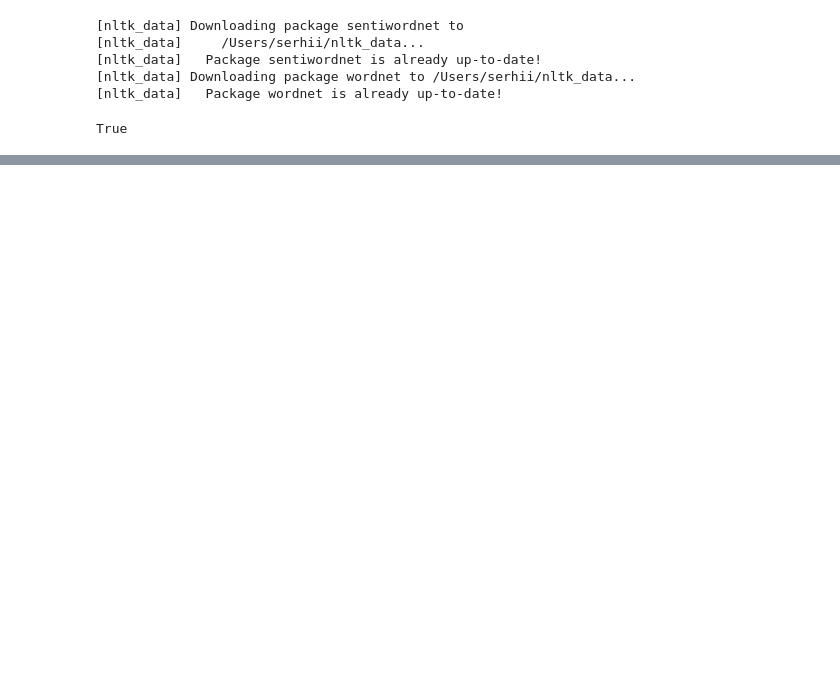
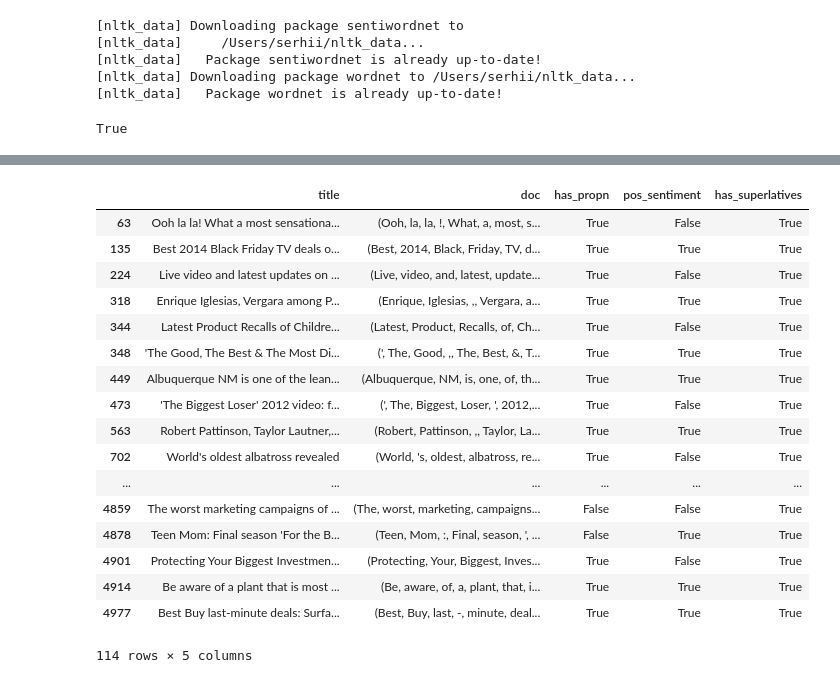
Before and after one commit to sudodoki/prj-nlp, a Jupyter notebook: students/SerhiiNechyporchuk/homework/02-structural-linguistic/02-headlines/Catchy.ipynb, the cells around one changed output, grey strips where cells are left out. Cells and saved outputs as stored; diff of their text form; code cells hidden in the pictures; blank space fills up the shorter version.

```diff
--- a/students/SerhiiNechyporchuk/homework/02-structural-linguistic/02-headlines/Catchy.ipynb
+++ b/students/SerhiiNechyporchuk/homework/02-structural-linguistic/02-headlines/Catchy.ipynb
@@ -93,0 +94,21 @@ df[df['has_propn'] | df['pos_sentiment'] | df['has_superlatives']]
+# %%
+df[df['has_superlatives']]
+# %% [output]
+|  | title | doc | has_propn | pos_sentiment | has_superlatives |
+| 63 | Ooh la la! What a most sensationa... | (Ooh, la, la, !, What, a, most, s... | True | False | True |
+| 135 | Best 2014 Black Friday TV deals o... | (Best, 2014, Black, Friday, TV, d... | True | True | True |
+| 224 | Live video and latest updates on ... | (Live, video, and, latest, update... | True | False | True |
+| 318 | Enrique Iglesias, Vergara among P... | (Enrique, Iglesias, ,, Vergara, a... | True | True | True |
+| 344 | Latest Product Recalls of Childre... | (Latest, Product, Recalls, of, Ch... | True | False | True |
+| 348 | 'The Good, The Best & The Most Di... | (', The, Good, ,, The, Best, &, T... | True | True | True |
+| 449 | Albuquerque NM is one of the lean... | (Albuquerque, NM, is, one, of, th... | True | True | True |
+| 473 | 'The Biggest Loser' 2012 video: f... | (', The, Biggest, Loser, ', 2012,... | True | False | True |
+| 563 | Robert Pattinson, Taylor Lautner,... | (Robert, Pattinson, ,, Taylor, La... | True | True | True |
+| 702 | World's oldest albatross revealed | (World, 's, oldest, albatross, re... | True | False | True |
+| ... | ... | ... | ... | ... | ... |
+| 4859 | The worst marketing campaigns of ... | (The, worst, marketing, campaigns... | False | False | True |
+| 4878 | Teen Mom: Final season 'For the B... | (Teen, Mom, :, Final, season, ', ... | False | True | True |
+| 4901 | Protecting Your Biggest Investmen... | (Protecting, Your, Biggest, Inves... | True | False | True |
+| 4914 | Be aware of a plant that is most ... | (Be, aware, of, a, plant, that, i... | True | True | True |
+| 4977 | Best Buy last-minute deals: Surfa... | (Best, Buy, last, -, minute, deal... | True | True | True |
+114 rows × 5 columns
```
Also changed, not shown: parts of 1 cell of this notebook, 2 other files.
